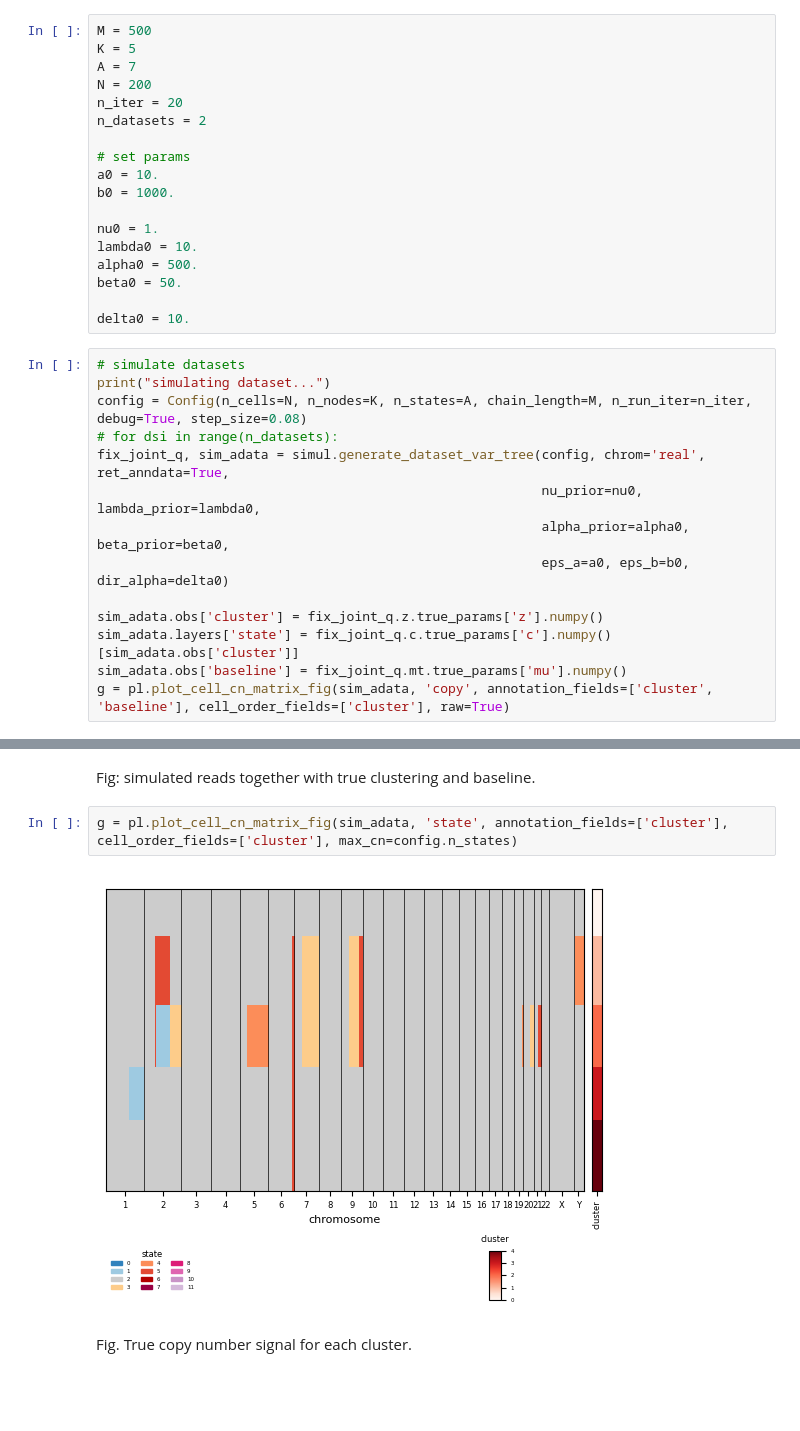
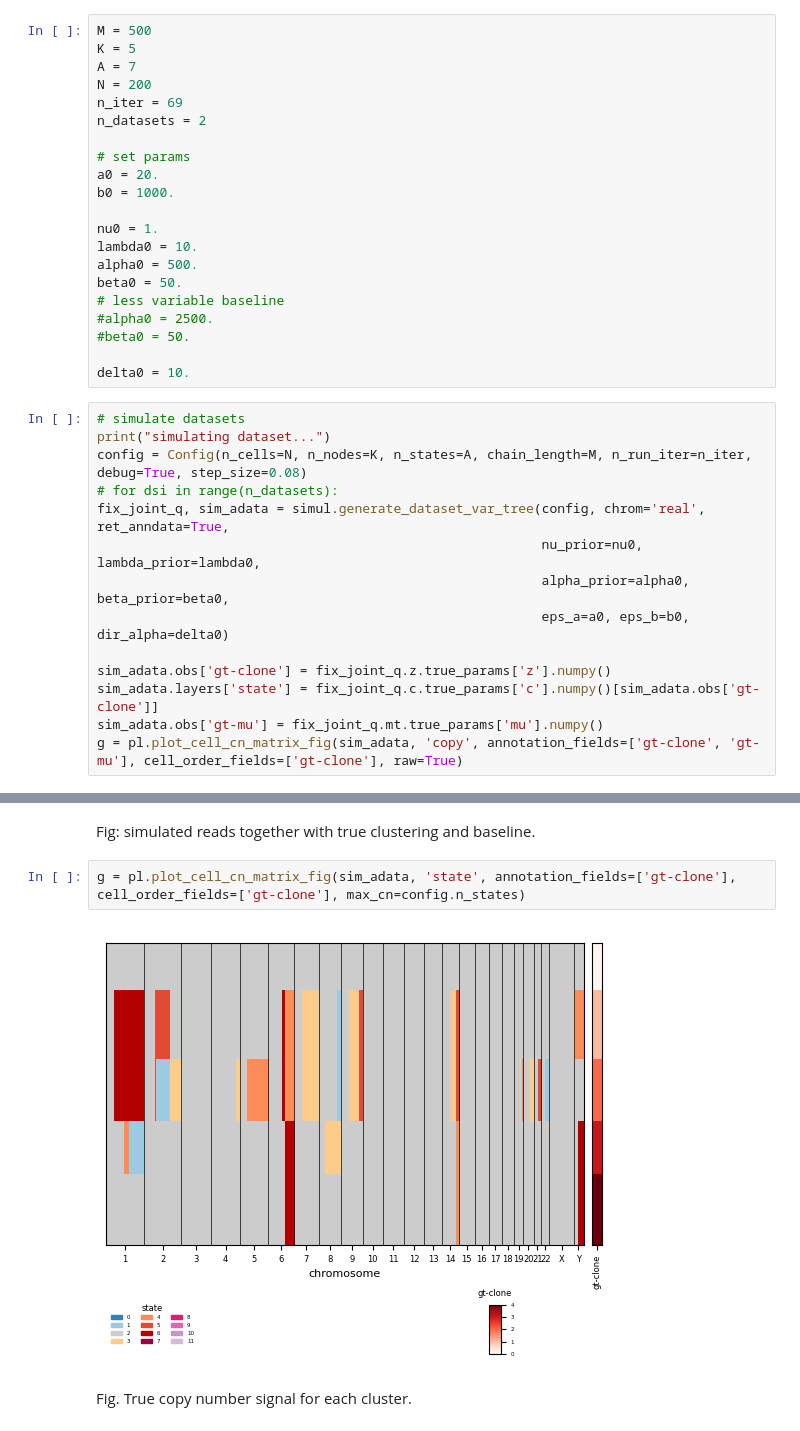
Before and after one commit to Lagergren-Lab/victree, a Jupyter notebook: src/experiments/cn_init.ipynb, the cells around one changed output, grey strips where cells are left out. Saved outputs shown, nothing was run; the diff lists cells and outputs as text; blank space fills up the shorter version.

```diff
--- a/src/experiments/cn_init.ipynb
+++ b/src/experiments/cn_init.ipynb
@@ -20,17 +21,20 @@ M = 500
 K = 5
 A = 7
 N = 200
-n_iter = 20
+n_iter = 69
 n_datasets = 2
 
 # set params
-a0 = 10.
+a0 = 20.
 b0 = 1000.
 
 nu0 = 1.
 lambda0 = 10.
 alpha0 = 500.
 beta0 = 50.
+# less variable baseline
+#alpha0 = 2500.
+#beta0 = 50.
 
 delta0 = 10.
 # %%
@@ -43,9 +47,9 @@ fix_joint_q, sim_adata = simul.generate_dataset_var_tree(config, chrom='real', r
                                                          alpha_prior=alpha0, beta_prior=beta0,
                                                          eps_a=a0, eps_b=b0, dir_alpha=delta0)
 
-sim_adata.obs['cluster'] = fix_joint_q.z.true_params['z'].numpy()
-sim_adata.layers['state'] = fix_joint_q.c.true_params['c'].numpy()[sim_adata.obs['cluster']]
-sim_adata.obs['baseline'] = fix_joint_q.mt.true_params['mu'].numpy()
-g = pl.plot_cell_cn_matrix_fig(sim_adata, 'copy', annotation_fields=['cluster', 'baseline'], cell_order_fields=['cluster'], raw=True)
+sim_adata.obs['gt-clone'] = fix_joint_q.z.true_params['z'].numpy()
+sim_adata.layers['state'] = fix_joint_q.c.true_params['c'].numpy()[sim_adata.obs['gt-clone']]
+sim_adata.obs['gt-mu'] = fix_joint_q.mt.true_params['mu'].numpy()
+g = pl.plot_cell_cn_matrix_fig(sim_adata, 'copy', annotation_fields=['gt-clone', 'gt-mu'], cell_order_fields=['gt-clone'], raw=True)
 # %% [output]
 simulating dataset...
@@ -53,9 +57,9 @@ simulating dataset...
 # %% [markdown]
 Fig: simulated reads together with true clustering and baseline.
 # %%
-g = pl.plot_cell_cn_matrix_fig(sim_adata, 'state', annotation_fields=['cluster'], cell_order_fields=['cluster'], max_cn=config.n_states)
+g = pl.plot_cell_cn_matrix_fig(sim_adata, 'state', annotation_fields=['gt-clone'], cell_order_fields=['gt-clone'], max_cn=config.n_states)
 # %% [output]
-[figure, old version]
+[figure, new version]
 # %% [markdown]
 Fig. True copy number signal for each cluster.
 # %%
```
Also changed, not shown: parts of 14 cells of this notebook, 6 other files.
